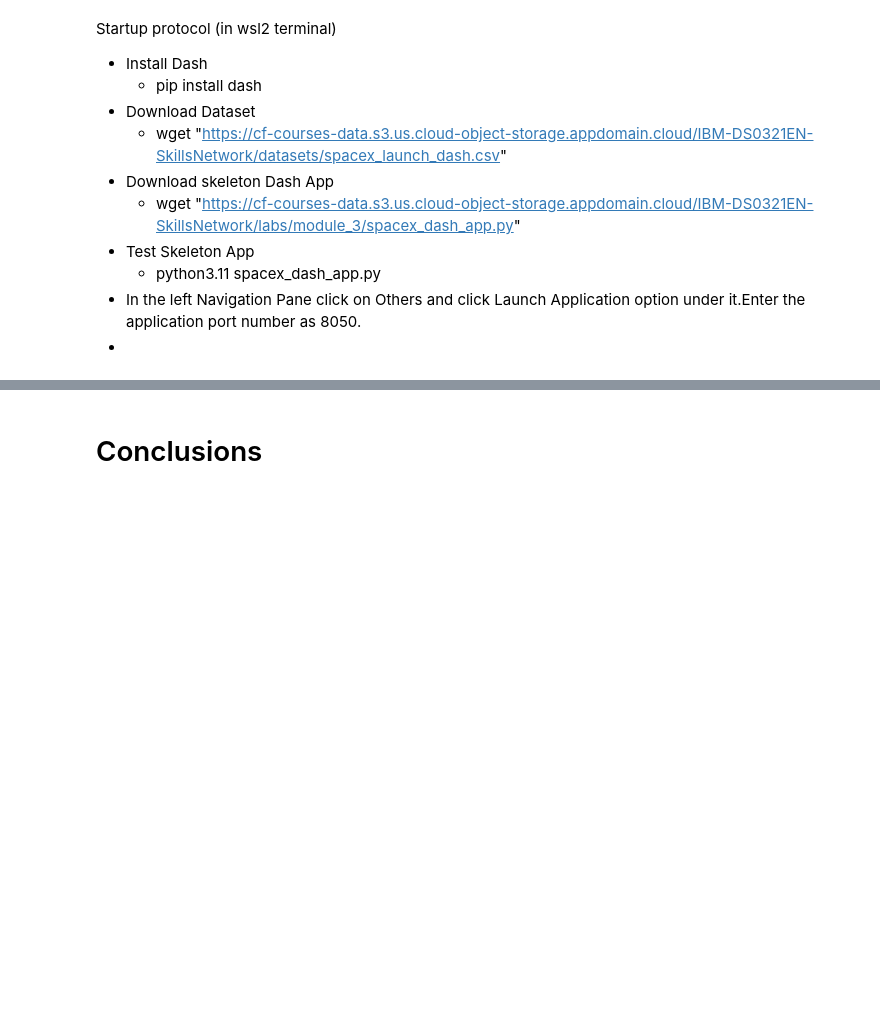
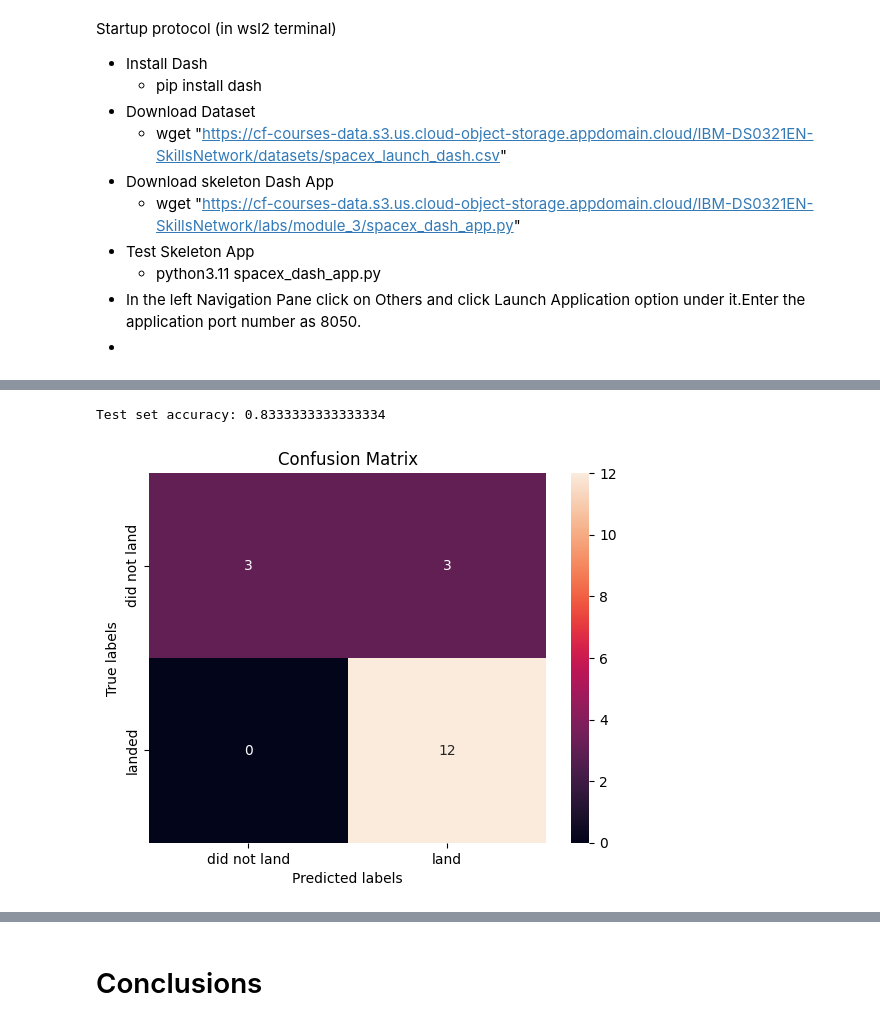
Before and after one commit to MikiasHWT/ibm_cert, a Jupyter notebook: SpaceX_Landing_Prediction.ipynb, the cells around one changed output, grey strips where cells are left out. Cells and saved outputs as stored; diff of their text form; code cells hidden in the pictures; blank space fills up the shorter version.

```diff
--- a/SpaceX_Landing_Prediction.ipynb
+++ b/SpaceX_Landing_Prediction.ipynb
@@ -1845,0 +1960,6 @@ Startup protocol (in wsl2 terminal)
+# %%
+# Split data into training and testing sets
+X_train, X_test, y_train, y_test = train_test_split(X, y, test_size=0.2, random_state=2)
+
+print(f"Our training data has {y_train.shape[0]} samples.\n")
+print(f"While our testing data has {y_test.shape[0]} samples")
@@ -1845,0 +1970,33 @@ Startup protocol (in wsl2 terminal)
+# %%
+# Define the hyperparameter grid
+parameters = {
+    "C": [0.01, 0.1, 1],      # Regularization strength values
+    "penalty": ["l2"],        # Ridge regularization (l1 lasso, l2 ridge)
+    "solver": ["lbfgs"]       # Optimization algorithm
+}
+
+# Create a logistic regression object
+lr = LogisticRegression()
+
+# Create the GridSearchCV object
+logreg_cv = GridSearchCV(
+    estimator=lr,            # Base model
+    param_grid=parameters,   # Hyperparameter grid
+    cv=10,                   # 10-fold cross-validation
+    scoring='accuracy'       # Metric to evaluate models
+)
+
+# Fit the GridSearchCV object to the data
+logreg_cv.fit(X_train, y_train)
+
+# Output the best parameters and the best score
+print("Tuned hyperparameters (best parameters):", logreg_cv.best_params_)
+print("Accuracy on validation data:", logreg_cv.best_score_)
+
+# # Use the best model for predictions
+# # Make predictions on the test set
+# y_test_pred = logreg_cv.best_estimator_.predict(X_test)
+
+# # Calculate the test accuracy
+# test_accuracy = accuracy_score(y_test, y_test_pred)
+# print("Test set accuracy:", test_accuracy)
@@ -1845,0 +2010,12 @@ Startup protocol (in wsl2 terminal)
+# %%
+# Calculate accuracy on the test data
+test_accuracy = logreg_cv.best_estimator_.score(X_test, y_test)
+print("Test set accuracy:", test_accuracy)
+# %% [output]
+Test set accuracy: 0.8333333333333334
+# %%
+# Plot confusion matrix
+yhat = logreg_cv.predict(X_test)
+plot_confusion_matrix(y_test,yhat)
+# %% [output]
+[figure, added]
```
Also changed, not shown: parts of 30 cells of this notebook, 7 other files.
